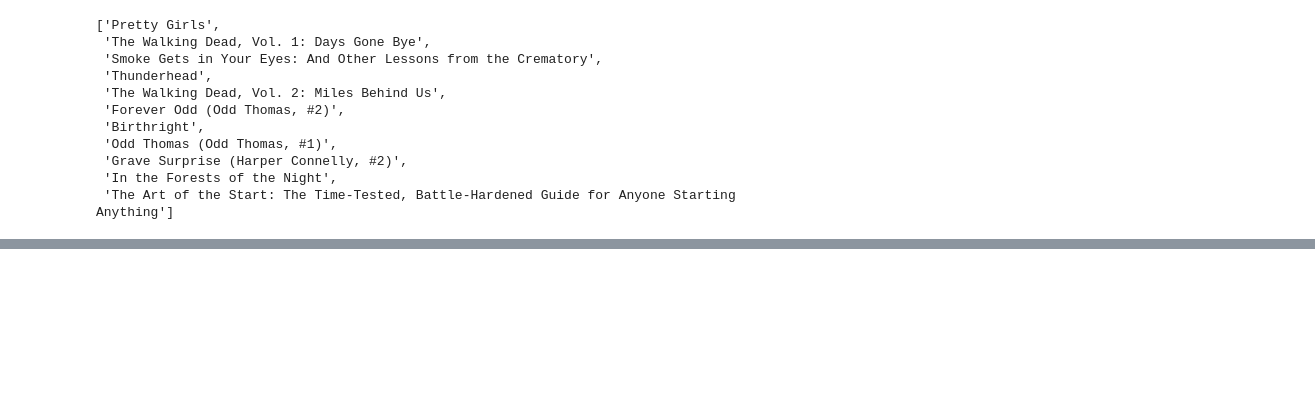
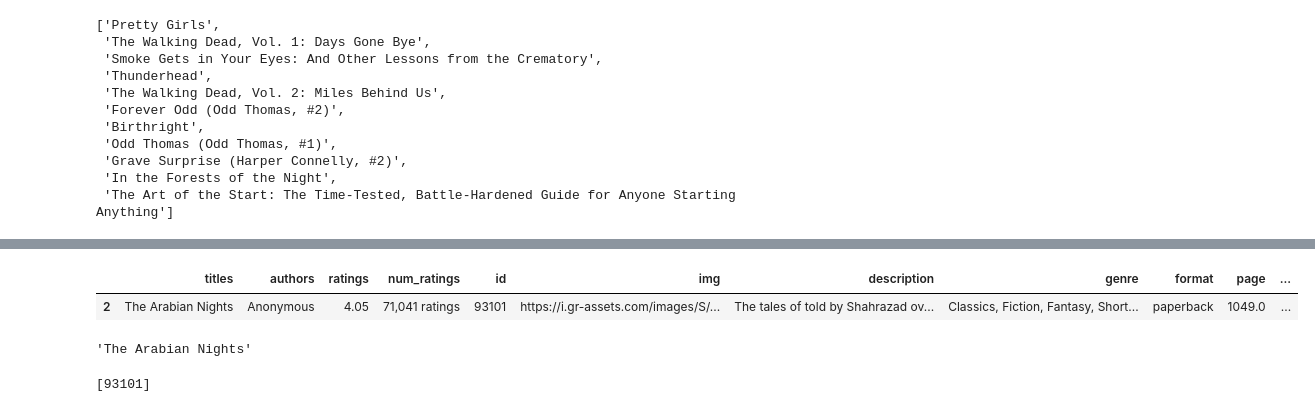
Before and after one commit to rebecca-hh-rosen/your_next_pageturner_backend, a Jupyter notebook: testing_functions.ipynb, the cells around one changed output, grey strips where cells are left out. Cells and saved outputs as stored; diff of their text form; code cells hidden in the pictures; blank space fills up the shorter version.

```diff
--- a/testing_functions.ipynb
+++ b/testing_functions.ipynb
@@ -183,0 +186,2 @@ recs_test('Timeline',nf)
+# %%
+df = pd.read_csv('last_50.csv')
@@ -183,0 +237,11 @@ recs_test('Timeline',nf)
+# %%
+
+df.loc[df.titles == 'The Arabian Nights']
+# %% [output]
+|  | titles | authors | ratings | num_ratings | id | img | description | genre | format | page | ... |
+| 2 | The Arabian Nights | Anonymous | 4.05 | 71,041 ratings | 93101 | https://i.gr-assets.com/images/S/... | The tales of told by Shahrazad ov... | Classics, Fiction, Fantasy, Short... | paperback | 1049.0 | ... |
+# %%
+title = df.loc[df.id == 93101].titles.tolist()[0]
+title
+# %% [output]
+'The Arabian Nights'
@@ -183,0 +269,4 @@ recs_test('Timeline',nf)
+# %%
+return_query_pull('nights',df)
+# %% [output]
+[93101]
```
Also changed, not shown: parts of 8 cells of this notebook, 4 other files.
